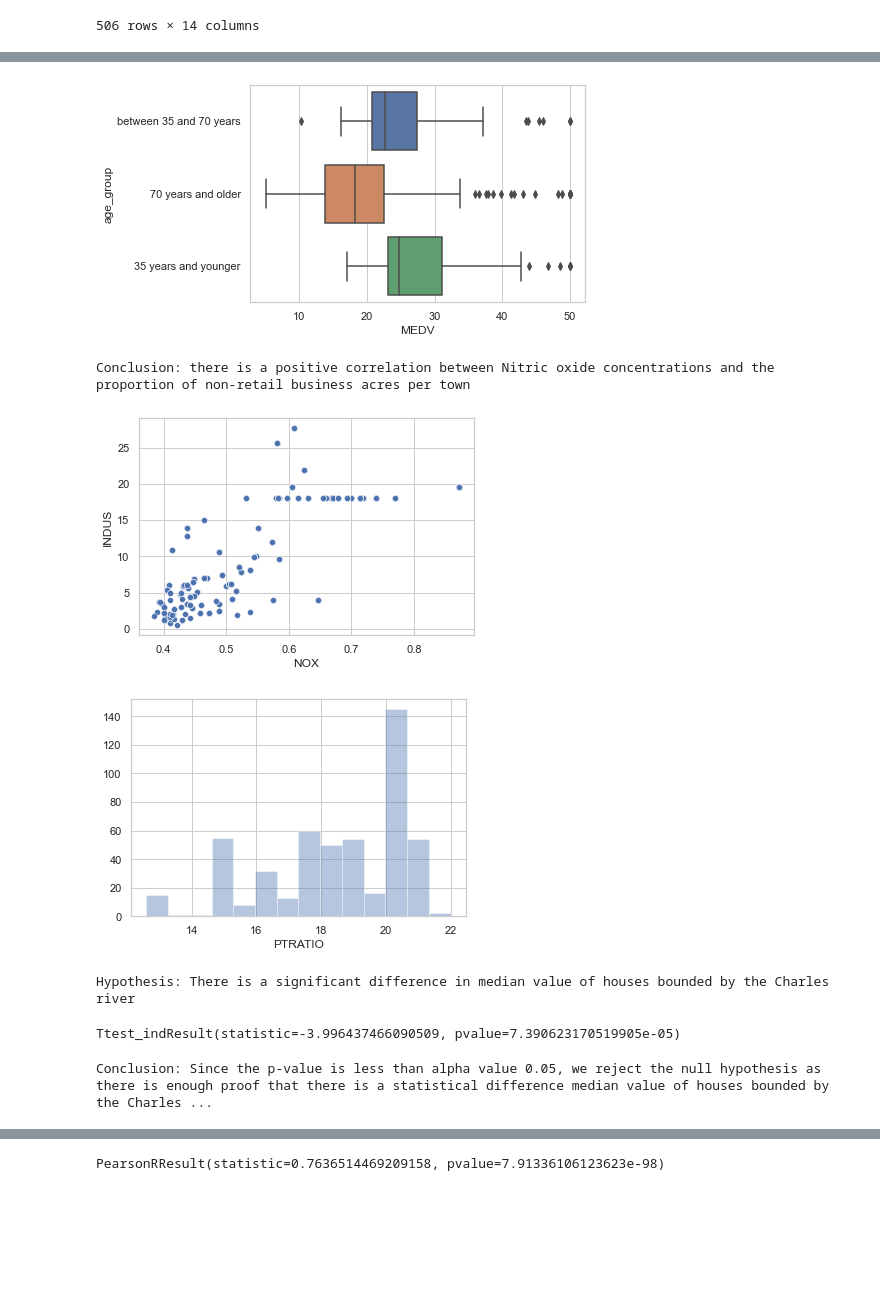
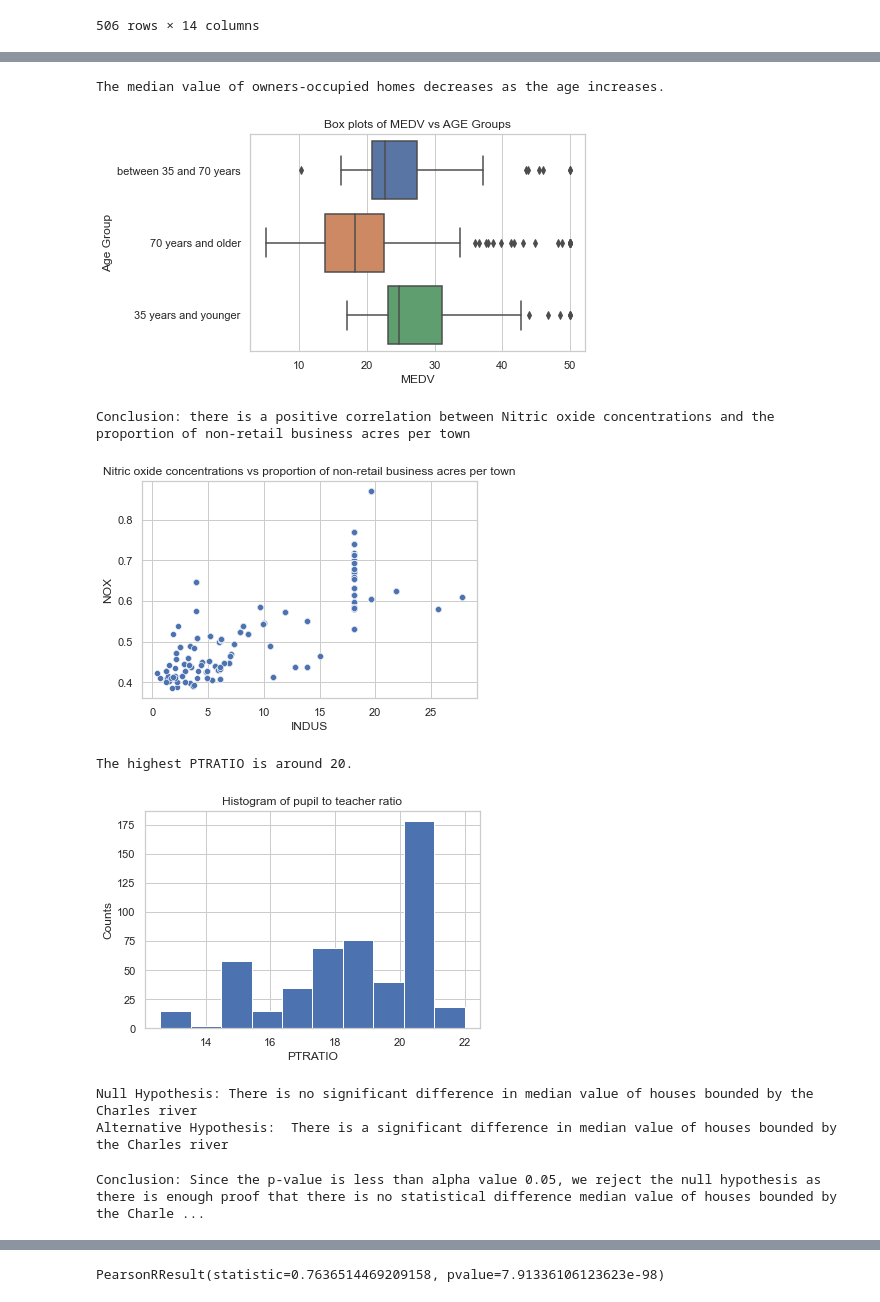
Before and after one commit to AnzaATM/Data-Science, a Jupyter notebook: Data Science Boston Housing Peer Graded Assignment.ipynb, the cells around one changed output, grey strips where cells are left out. Cells and saved outputs as stored; diff of their text form; code cells hidden in the pictures; blank space fills up the shorter version.

```diff
--- a/Data Science Boston Housing Peer Graded Assignment.ipynb
+++ b/Data Science Boston Housing Peer Graded Assignment.ipynb
@@ -44,5 +37,0 @@ ax = sns.boxplot(x='MEDV', data=boston_df)
-# %%
-#Task 2: Generate Descriptive Statistics and Visualisations
-#2.2
-sns.set(style="whitegrid")
-ax = sns.barplot(y="CHAS", data=boston_df)
@@ -51,25 +60,39 @@ ax = sns.barplot(y="CHAS", data=boston_df)
 # %%
 #Task 2: Generate Descriptive Statistics and Visualisations
 #2.3
 boston_df.loc[(boston_df['AGE'] <= 35), 'age_group'] = '35 years and younger'
 boston_df.loc[(boston_df['AGE'] > 35)&(boston_df['AGE'] < 70), 'age_group'] = 'between 35 and 70 years'
 boston_df.loc[(boston_df['AGE'] >= 70), 'age_group'] = '70 years and older'
 
 sns.set(style="whitegrid")
-ax = sns.boxplot(x='MEDV', y="age_group", data=boston_df)
+sns.boxplot(x='MEDV', y="age_group", data=boston_df)
+#pyplot.figure(figsize=(10,6))
+pyplot.title('Box plots of MEDV vs AGE Groups')
+pyplot.ylabel('Age Group')
+
+print("The median value of owners-occupied homes decreases as the age increases.")
 # %% [output]
+The median value of owners-occupied homes decreases as the age increases.
-[figure, old version]
+[figure, new version]
 # %%
 #Task 2: Generate Descriptive Statistics and Visualisations
 #2.4
-ax = sns.scatterplot(x='NOX', y='INDUS', data=boston_df)
+ax = sns.scatterplot(y='NOX', x='INDUS', data=boston_df)
+
+ax.set_title('Nitric oxide concentrations vs proportion of non-retail business acres per town')
 print("Conclusion: there is a positive correlation between Nitric oxide concentrations and the proportion of non-retail business acres per town ")
 # %% [output]
 Conclusion: there is a positive correlation between Nitric oxide concentrations and the proportion of non-retail business acres per town
-[figure, old version]
+[figure, new version]
 # %%
 #Task 2: Generate Descriptive Statistics and Visualisations
 #2.5
-ax = sns.distplot(boston_df['PTRATIO'], kde = False)
+pyplot.hist(boston_df['PTRATIO'])
+pyplot.title('Histogram of pupil to teacher ratio')
+pyplot.xlabel('PTRATIO')
+pyplot.ylabel('Counts')
+
+print("The highest PTRATIO is around 20.")
 # %% [output]
+The highest PTRATIO is around 20.
-[figure, old version]
+[figure, new version]
@@ -76,18 +101,21 @@ ax = sns.distplot(boston_df['PTRATIO'], kde = False)
 # %%
 #Task 3: Use the appropriate tests to answer the questions provided.
 #3.1 Is there a significant difference in median value of houses bounded by the Charles river or not?
-print("Hypothesis: There is a significant difference in median value of houses bounded by the Charles river")
+print("Null Hypothesis: There is no significant difference in median value of houses bounded by the Charles river")
+print('Alternative Hypothesis:  There is a significant difference in median value of houses bounded by the Charles river')
 # %% [output]
-Hypothesis: There is a significant difference in median value of houses bounded by the Charles river
+Null Hypothesis: There is no significant difference in median value of houses bounded by the Charles river
+Alternative Hypothesis:  There is a significant difference in median value of houses bounded by the Charles river
-# %%
-scipy.stats.ttest_ind(boston_df[boston_df['CHAS'] == 0]['MEDV'],
-                   boston_df[boston_df['CHAS'] ==  1]['MEDV'], equal_var = True)
-# %% [output]
-Ttest_indResult(statistic=-3.996437466090509, pvalue=7.390623170519905e-05)
 # %%
-print("Conclusion: Since the p-value is less than alpha value 0.05, we reject the null hypothesis as there is enough proof that there is a statistical difference median value of houses bounded by the Charles river")
+ttest_stat, p_val=scipy.stats.ttest_ind(boston_df[boston_df['CHAS'] == 0]['MEDV'],
+                   boston_df[boston_df['CHAS'] ==  1]['MEDV'], equal_var = True)
+
+if p_val < alpha:
+    print("Conclusion: Since the p-value is less than alpha value 0.05, we reject the null hypothesis as there is enough proof that there is no statistical difference median value of houses bounded by the Charles river")
+else:
+    print("Conclusion: Since the p-value is less than alpha value 0.05, we fail to reject the null hypothesis as there isn't enough proof that there is no statistical difference median value of houses bounded by the Charles river")
 # %% [output]
-Conclusion: Since the p-value is less than alpha value 0.05, we reject the null hypothesis as there is enough proof that there is a statistical difference median value of houses bounded by the Charles ...
+Conclusion: Since the p-value is less than alpha value 0.05, we reject the null hypothesis as there is enough proof that there is no statistical difference median value of houses bounded by the Charle ...
 # %%
 ##Task 3: Use the appropriate tests to answer the questions provided.
 #3.2 Is there a difference in Median values of houses (MEDV) for each proportion of owner occupied units built prior to 1940 (AGE)
```
Also changed, not shown: parts of 13 cells of this notebook.
